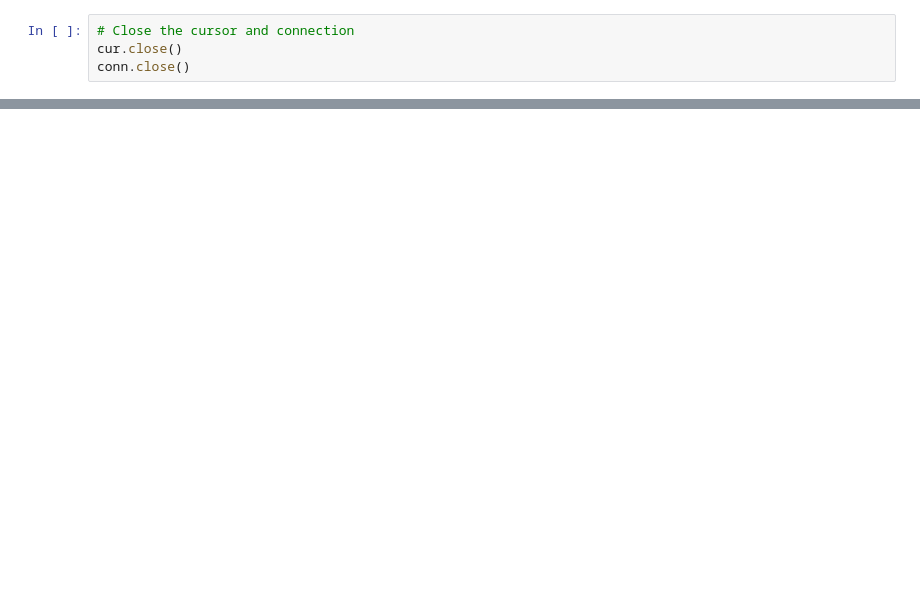
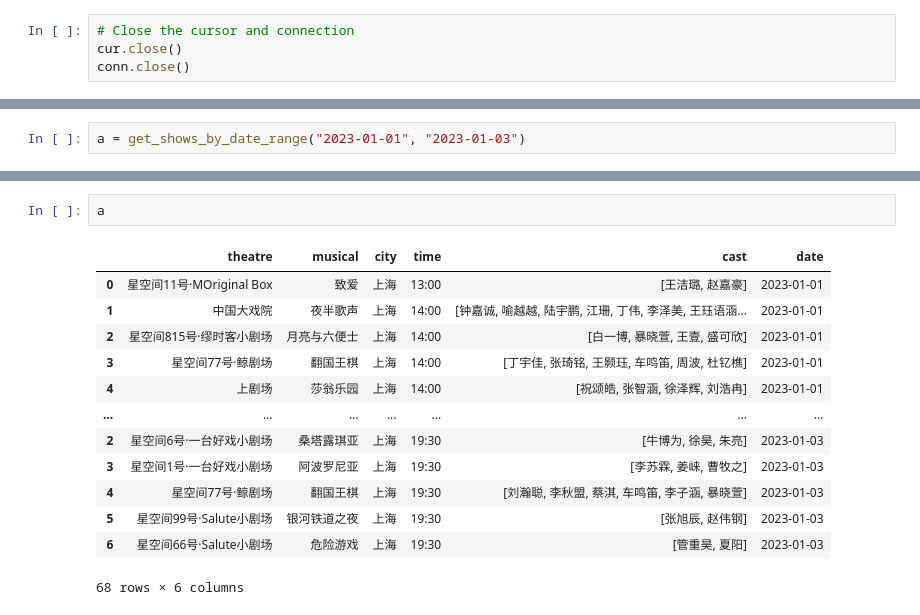
Before and after one commit to muchu/Chinese_Musicals_EDA_IS5126, a Jupyter notebook: get_data/test.ipynb, the cells around one changed output, grey strips where cells are left out. Drawn from its saved outputs; the diff is of its cells as text; blank space fills up the shorter version.

```diff
--- a/get_data/test.ipynb
+++ b/get_data/test.ipynb
@@ -57,0 +152,2 @@ conn.close()
+# %%
+a = get_shows_by_date_range("2023-01-01", "2023-01-03")
@@ -57,0 +158,16 @@ conn.close()
+# %%
+a
+# %% [output]
+|  | theatre | musical | city | time | cast | date |
+| 0 | 星空间11号·MOriginal Box | 致爱 | 上海 | 13:00 | [王洁璐, 赵嘉豪] | 2023-01-01 |
+| 1 | 中国大戏院 | 夜半歌声 | 上海 | 14:00 | [钟嘉诚, 喻越越, 陆宇鹏, 江珊, 丁伟, 李泽美, 王珏语涵... | 2023-01-01 |
+| 2 | 星空间815号·缪时客小剧场 | 月亮与六便士 | 上海 | 14:00 | [白一博, 暴晓萱, 王壹, 盛可欣] | 2023-01-01 |
+| 3 | 星空间77号·鲸剧场 | 翻国王棋 | 上海 | 14:00 | [丁宇佳, 张琦铭, 王颢珏, 车鸣笛, 周波, 杜钇樵] | 2023-01-01 |
+| 4 | 上剧场 | 莎翁乐园 | 上海 | 14:00 | [祝颂皓, 张智涵, 徐泽辉, 刘浩冉] | 2023-01-01 |
+| ... | ... | ... | ... | ... | ... | ... |
+| 2 | 星空间6号·一台好戏小剧场 | 桑塔露琪亚 | 上海 | 19:30 | [牛博为, 徐昊, 朱亮] | 2023-01-03 |
+| 3 | 星空间1号·一台好戏小剧场 | 阿波罗尼亚 | 上海 | 19:30 | [李苏霖, 姜崃, 曹牧之] | 2023-01-03 |
+| 4 | 星空间77号·鲸剧场 | 翻国王棋 | 上海 | 19:30 | [刘瀚聪, 李秋盟, 蔡淇, 车鸣笛, 李子涵, 暴晓萱] | 2023-01-03 |
+| 5 | 星空间99号·Salute小剧场 | 银河铁道之夜 | 上海 | 19:30 | [张旭辰, 赵伟钢] | 2023-01-03 |
+| 6 | 星空间66号·Salute小剧场 | 危险游戏 | 上海 | 19:30 | [管重昊, 夏阳] | 2023-01-03 |
+68 rows × 6 columns
```
Also changed, not shown: parts of 19 cells of this notebook, 15 other files.
